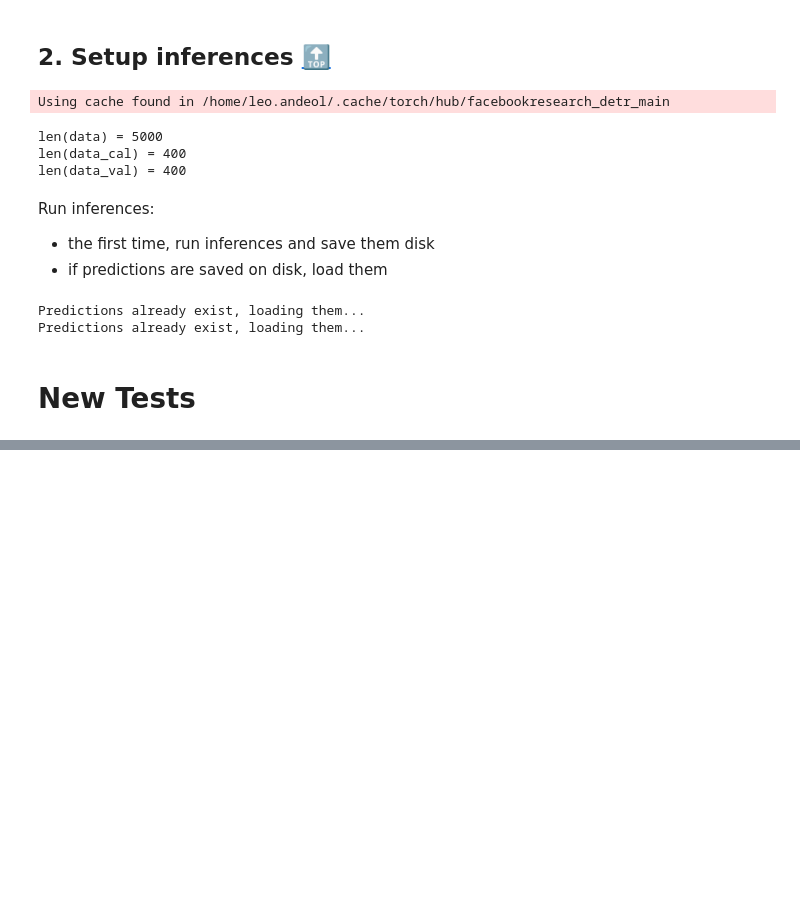
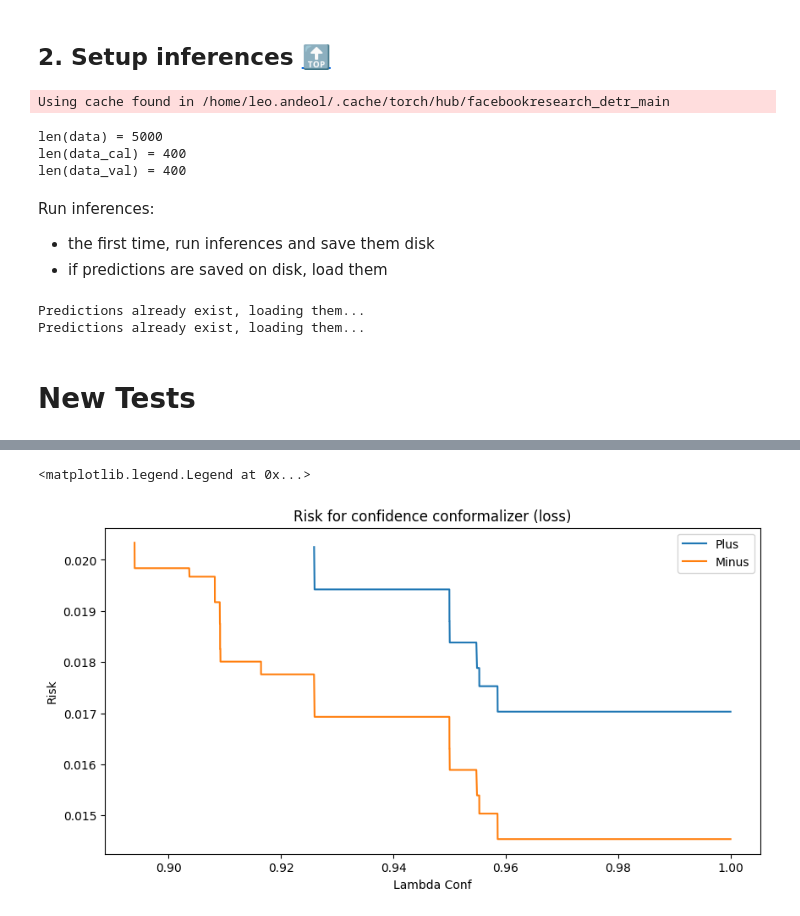
Before and after one commit to leoandeol/cods, a Jupyter notebook: notebooks/(OD) 1 - Introduction to Conformal Object Detection.ipynb, the cells around one changed output, grey strips where cells are left out. Saved outputs shown, nothing was run; the diff lists cells and outputs as text; code cells hidden in the pictures; blank space fills up the shorter version.

```diff
--- a/notebooks/(OD) 1 - Introduction to Conformal Object Detection.ipynb
+++ b/notebooks/(OD) 1 - Introduction to Conformal Object Detection.ipynb
@@ -226,0 +231,49 @@ confidence_threshold: 0.010674843564629555
+# %%
+import matplotlib.pyplot as plt
+
+# n = len(conf.classification_conformalizer.optimizer2.all_risks_mon)
+# step = n // 25
+# now plot each subpart of length step of the array
+plt.figure(figsize=(10, 5))
+# Fixed ticks:
+# plt.xticks(
+##    [i for i in range(0, n, step)],
+#   [f"Step {i//step + 1}" for i in range(0, n, step)],
+# )
+# yticks between 0.04 and 0.14
+# plt.yticks(
+#    [i / 100 for i in range(4, 15)],
+#    [f"{i / 100:.2f}" for i in range(4, 15)],
+# )
+# plt.ylim(0.04, 0.14)
+plt.xlabel("Lambda Conf")
+plt.ylabel("Risk")
+plt.title("Risk for confidence conformalizer (loss)")
+plt.plot(
+    conf.confidence_conformalizer.optimizer2_plus.all_lbds,
+    conf.confidence_conformalizer.optimizer2_plus.all_risks_mon,
+    # label=f"Step {i//step + 1}",
+    label="Plus",
+)
+plt.plot(
+    conf.confidence_conformalizer.optimizer2_minus.all_lbds,
+    conf.confidence_conformalizer.optimizer2_minus.all_risks_mon,
+    # label=f"Step {i//step + 1}",
+    label="Minus",
+)
+# plt.plot(
+#     conf.confidence_conformalizer.optimizer2_plus.all_lbds,
+#     conf.confidence_conformalizer.optimizer2_plus.all_risks_raw,
+#     # label=f"Step {i//step + 1}",
+#     #label="Plus",
+# )
+# plt.plot(
+#     conf.confidence_conformalizer.optimizer2_minus.all_lbds,
+#     conf.confidence_conformalizer.optimizer2_minus.all_risks_raw,
+#     # label=f"Step {i//step + 1}",
+#     #label="Minus",
+# )
+plt.legend()
+# %% [output]
+<matplotlib.legend.Legend at 0x...>
+[figure, added]
```
Also changed, not shown: parts of 8 cells of this notebook, 7 other files.
